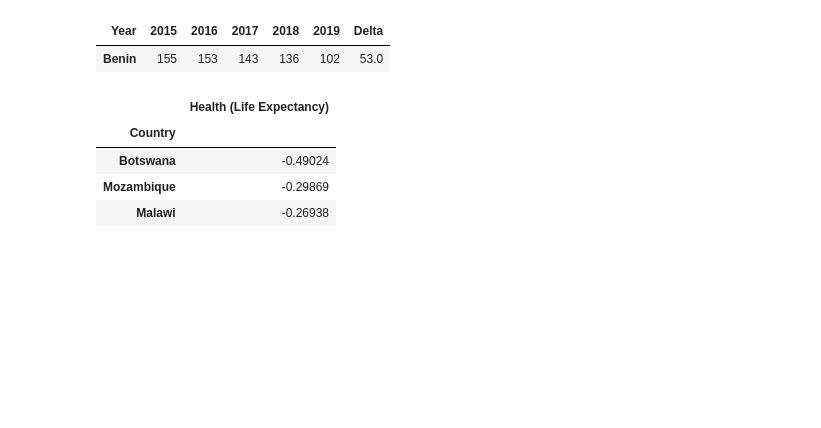
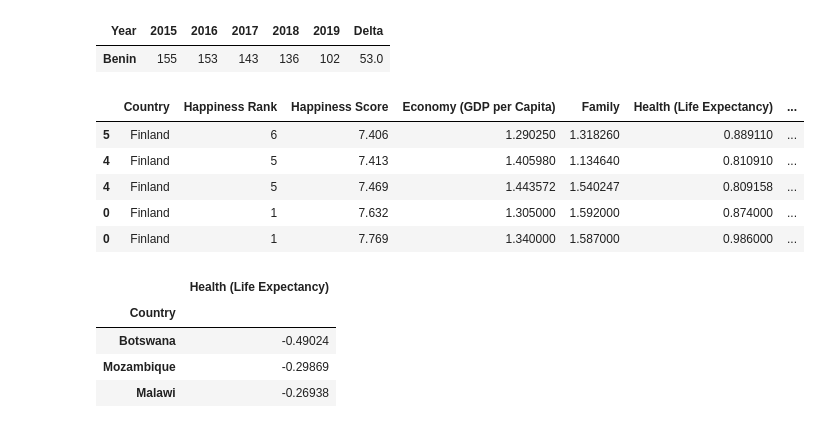
Before and after one commit to mariananomura/projeto-lets-modulo-III, a Jupyter notebook: Projeto.ipynb, the cells around one changed output. Drawn from its saved outputs; the diff is of its cells as text; code cells hidden in the pictures; blank space fills up the shorter version.

```diff
--- a/Projeto.ipynb
+++ b/Projeto.ipynb
@@ -381,6 +381,15 @@ top_vene.rename(index={"Happiness Rank":top.index[0]})
 Health=uniao.loc[uniao["Year"]==2015].groupby(['Country'])["Health (Life Expectancy)"].sum() - uniao.loc[uniao["Year"]==2019].groupby(['Country'])["Health (Life Expectancy)"].sum()
 Health_smallest=pd.DataFrame(Health.nsmallest(3))
 Health_largest=pd.DataFrame(Health.nlargest(3))
+# %%
+uniao.loc[uniao["Country"]=="Finland"]
+# %% [output]
+|  | Country | Happiness Rank | Happiness Score | Economy (GDP per Capita) | Family | Health (Life Expectancy) | ... |
+| 5 | Finland | 6 | 7.406 | 1.290250 | 1.318260 | 0.889110 | ... |
+| 4 | Finland | 5 | 7.413 | 1.405980 | 1.134640 | 0.810910 | ... |
+| 4 | Finland | 5 | 7.469 | 1.443572 | 1.540247 | 0.809158 | ... |
+| 0 | Finland | 1 | 7.632 | 1.305000 | 1.592000 | 0.874000 | ... |
+| 0 | Finland | 1 | 7.769 | 1.340000 | 1.587000 | 0.986000 | ... |
 # %%
 Health_smallest
 # %% [output]
```
